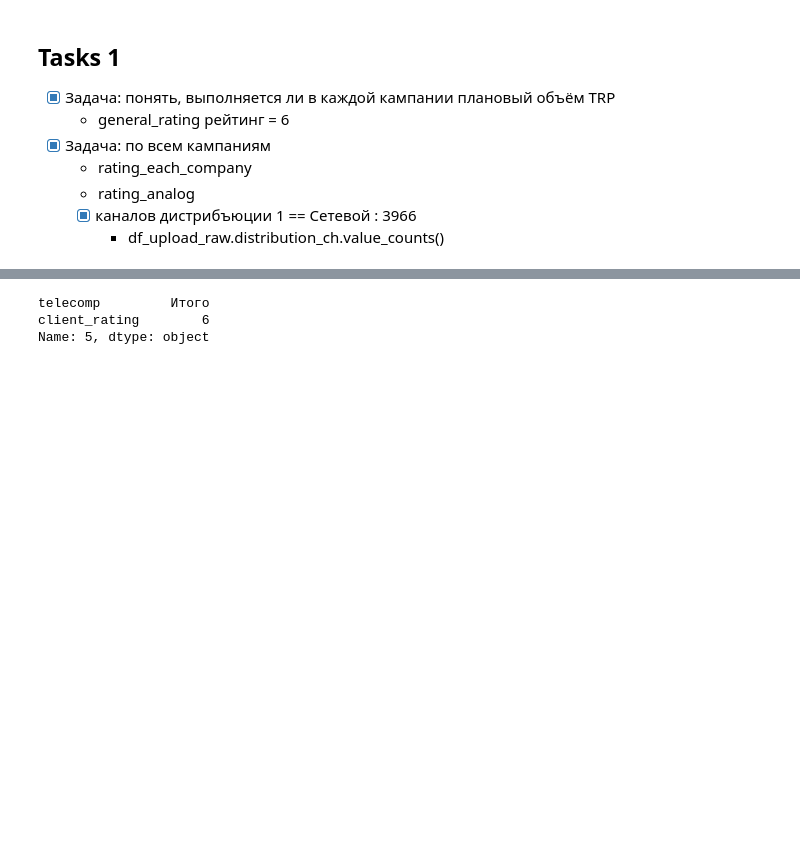
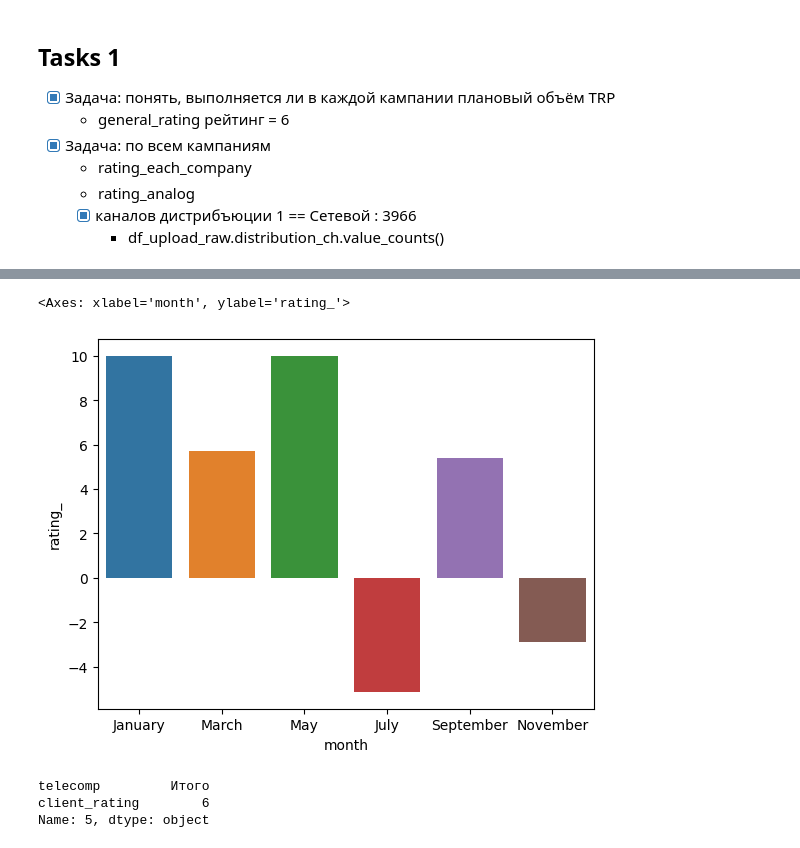
Before and after one commit to Nick2201/TRP_rate_system, a Jupyter notebook: TRP_rate_system/src/data_show.ipynb, the cells around one changed output, grey strips where cells are left out. Drawn from its saved outputs; the diff is of its cells as text; code cells hidden in the pictures; blank space fills up the shorter version.

```diff
--- a/TRP_rate_system/src/data_show.ipynb
+++ b/TRP_rate_system/src/data_show.ipynb
@@ -155,0 +180,7 @@ make_compare_df(group_by_value="month",total_row=False)
+# %%
+import calendar
+by_month= make_compare_df(group_by_value="month")[['month',"TVR_deviation"]]
+by_month['rating_'] = by_month['TVR_deviation'].apply(calculate_rating)
+by_month['month'] = by_month['month'].map(lambda x: calendar.month_name[x])
+# by_month = by_month.sort_values(by='rating_',ascending=False)
+by_month
@@ -156,3 +195,8 @@ make_compare_df(group_by_value="month",total_row=False)
+# %%
+sns.barplot(data=by_month,x='month',y='rating_')
+# %% [output]
+<Axes: xlabel='month', ylabel='rating_'>
+[figure, added]
 # %%
 
 totals = df_compare.sum(numeric_only=True)
```
Also changed, not shown: parts of 6 cells of this notebook.
